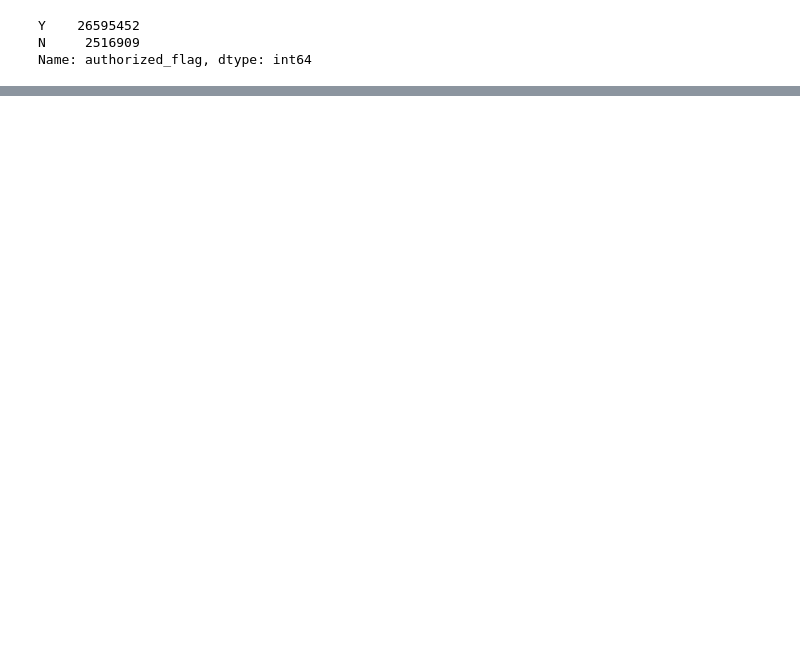
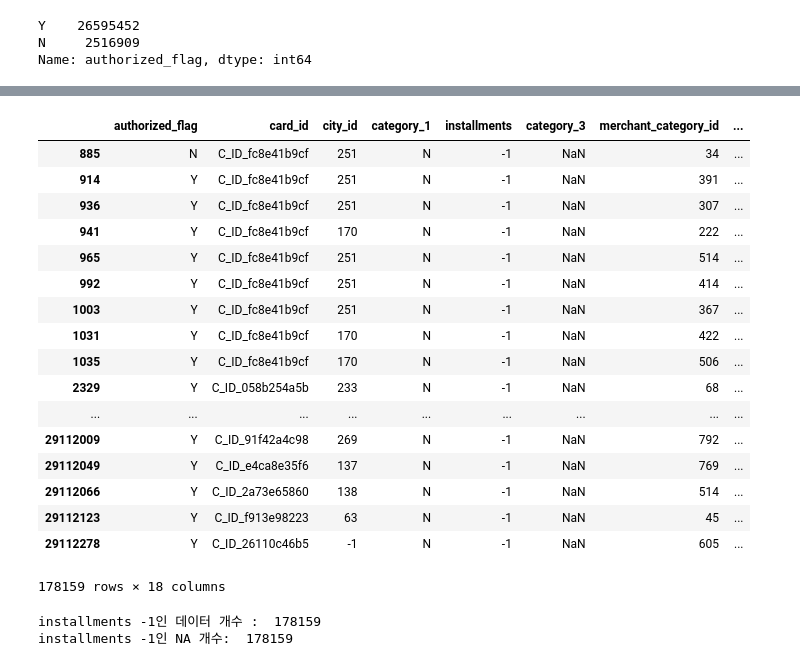
Before and after one commit to miniii222/kaggle, a Jupyter notebook: Elo_Merchant_Category_Recommendation/eda/1-2.EDA_historical_transaciton.ipynb, the cells around one changed output, grey strips where cells are left out. Drawn from its saved outputs; the diff is of its cells as text; code cells hidden in the pictures; blank space fills up the shorter version.

```diff
--- a/Elo_Merchant_Category_Recommendation/eda/1-2.EDA_historical_transaciton.ipynb
+++ b/Elo_Merchant_Category_Recommendation/eda/1-2.EDA_historical_transaciton.ipynb
@@ -278,0 +348,28 @@ Name: authorized_flag, dtype: int64
+# %%
+#installments가 -1인 경우 category_3은 모두 NA, 특정 card id가 많이 보임
+transaction.loc[transaction['installments']==-1, :]
+# %% [output]
+|  | authorized_flag | card_id | city_id | category_1 | installments | category_3 | merchant_category_id | ... |
+| 885 | N | C_ID_fc8e41b9cf | 251 | N | -1 | NaN | 34 | ... |
+| 914 | Y | C_ID_fc8e41b9cf | 251 | N | -1 | NaN | 391 | ... |
+| 936 | Y | C_ID_fc8e41b9cf | 251 | N | -1 | NaN | 307 | ... |
+| 941 | Y | C_ID_fc8e41b9cf | 170 | N | -1 | NaN | 222 | ... |
+| 965 | Y | C_ID_fc8e41b9cf | 251 | N | -1 | NaN | 514 | ... |
+| 992 | Y | C_ID_fc8e41b9cf | 251 | N | -1 | NaN | 414 | ... |
+| 1003 | Y | C_ID_fc8e41b9cf | 251 | N | -1 | NaN | 367 | ... |
+| 1031 | Y | C_ID_fc8e41b9cf | 170 | N | -1 | NaN | 422 | ... |
+| 1035 | Y | C_ID_fc8e41b9cf | 170 | N | -1 | NaN | 506 | ... |
+| 2329 | Y | C_ID_058b254a5b | 233 | N | -1 | NaN | 68 | ... |
+| ... | ... | ... | ... | ... | ... | ... | ... | ... |
+| 29112009 | Y | C_ID_91f42a4c98 | 269 | N | -1 | NaN | 792 | ... |
+| 29112049 | Y | C_ID_e4ca8e35f6 | 137 | N | -1 | NaN | 769 | ... |
+| 29112066 | Y | C_ID_2a73e65860 | 138 | N | -1 | NaN | 514 | ... |
+| 29112123 | Y | C_ID_f913e98223 | 63 | N | -1 | NaN | 45 | ... |
+| 29112278 | Y | C_ID_26110c46b5 | -1 | N | -1 | NaN | 605 | ... |
+178159 rows × 18 columns
+# %%
+print('installments -1인 데이터 개수 : ', len(transaction.loc[transaction['installments']==-1, :]) )
+print('installments -1인 NA 개수: ',transaction.loc[transaction['installments']==-1, 'category_3'].isnull().sum())
+# %% [output]
+installments -1인 데이터 개수 :  178159
+installments -1인 NA 개수:  178159
```
Also changed, not shown: parts of 27 cells of this notebook.
